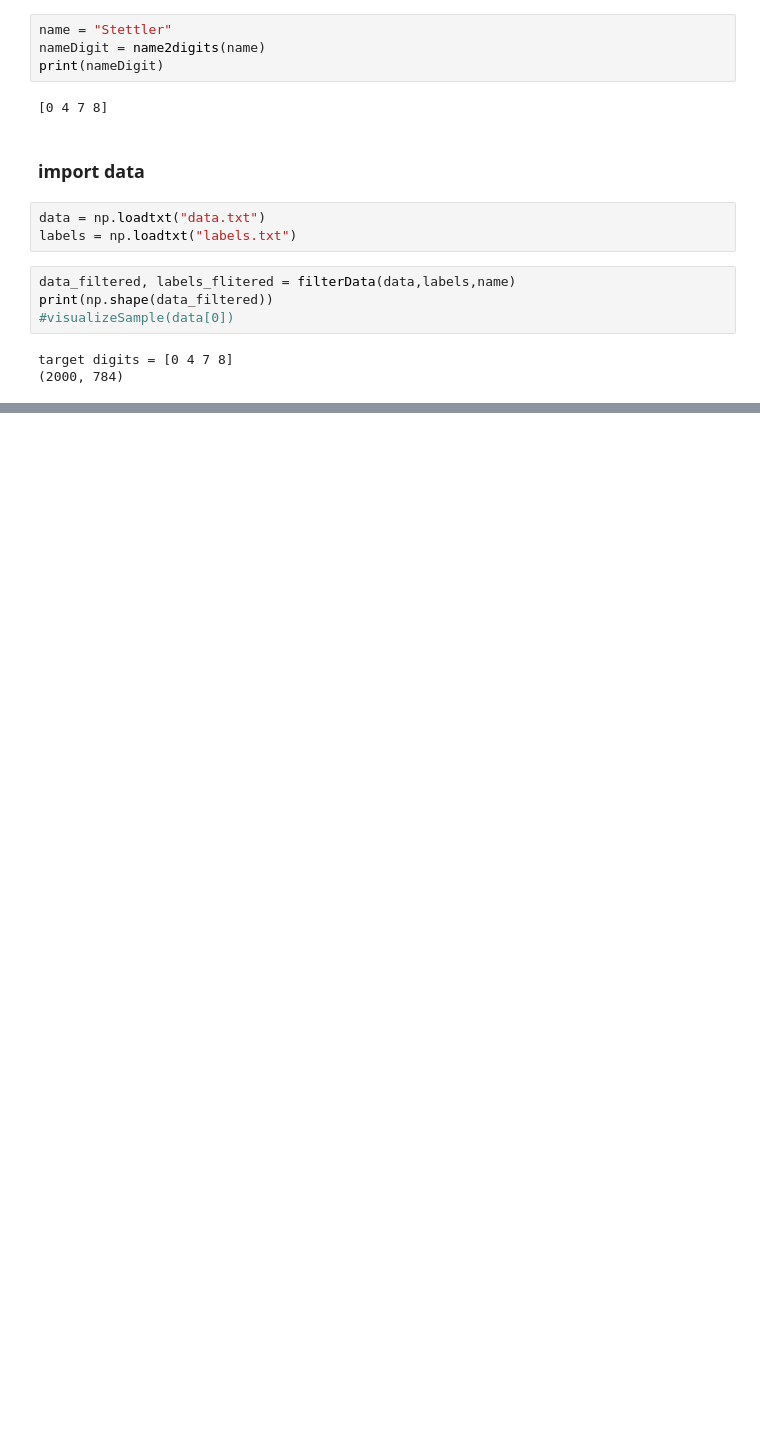
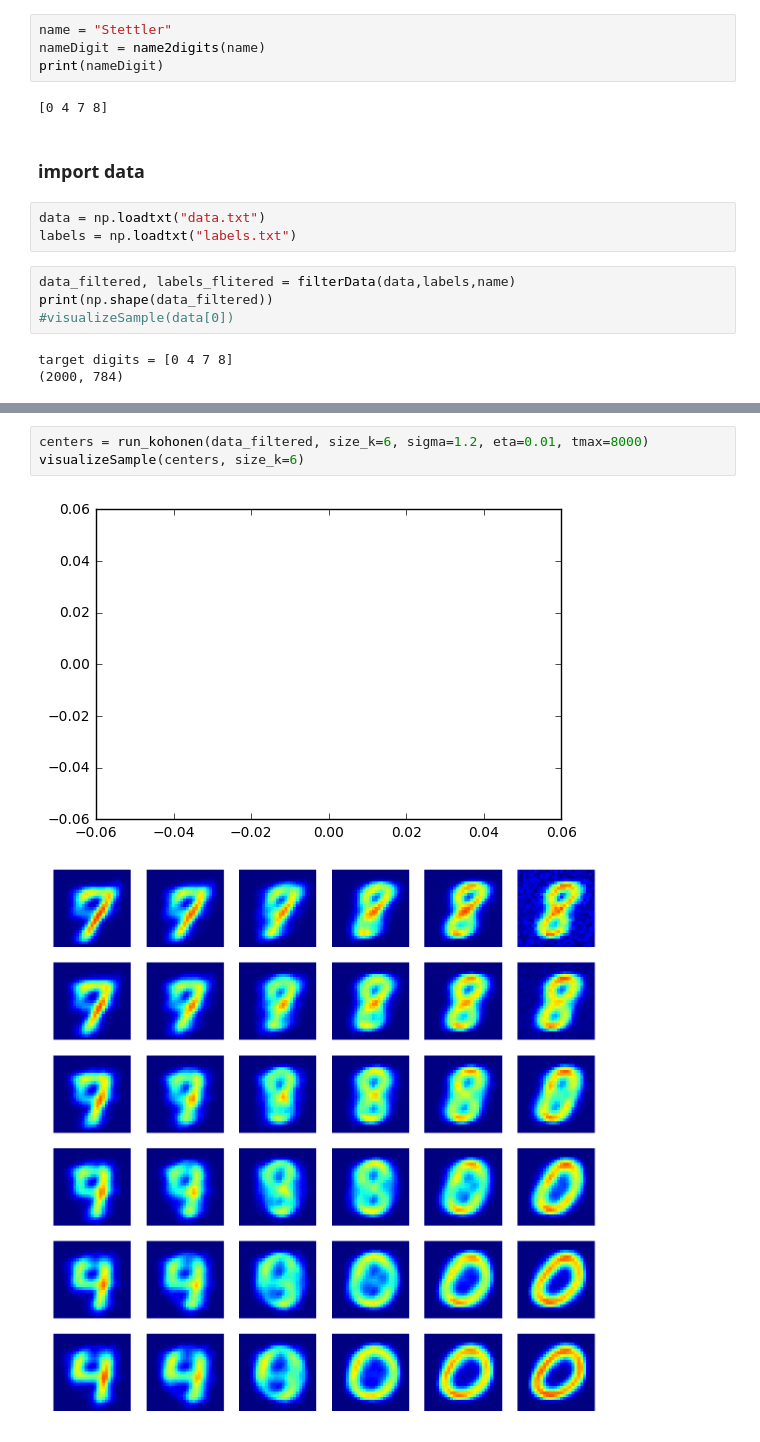
Before and after one commit to michaelStettler/Unsupe1, a Jupyter notebook: Unspe1.ipynb, the cells around one changed output, grey strips where cells are left out. Drawn from its saved outputs; the diff is of its cells as text; blank space fills up the shorter version.

```diff
--- a/Unspe1.ipynb
+++ b/Unspe1.ipynb
@@ -37,3 +34,9 @@ visualizeSample(average_digit)
+# %%
+centers = run_kohonen(data_filtered, size_k=6, sigma=1.2, eta=0.01, tmax=8000)
+visualizeSample(centers, size_k=6)
+# %% [output]
+[figure, added]
+[figure, added]
 # %%
 digits = []
 for center in centers:
```
Also changed, not shown: parts of 10 cells of this notebook, 2 other files.
